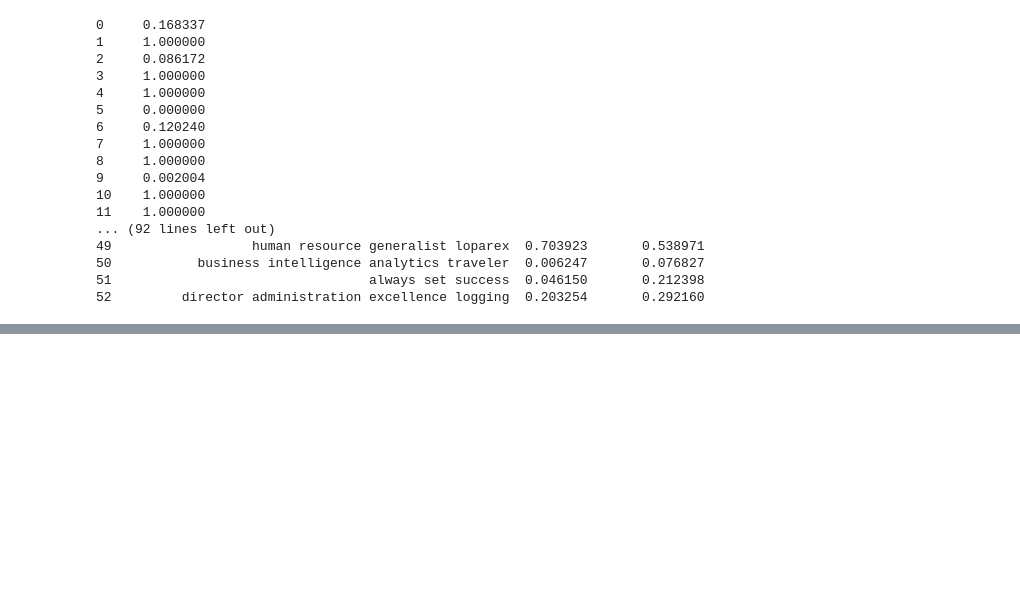
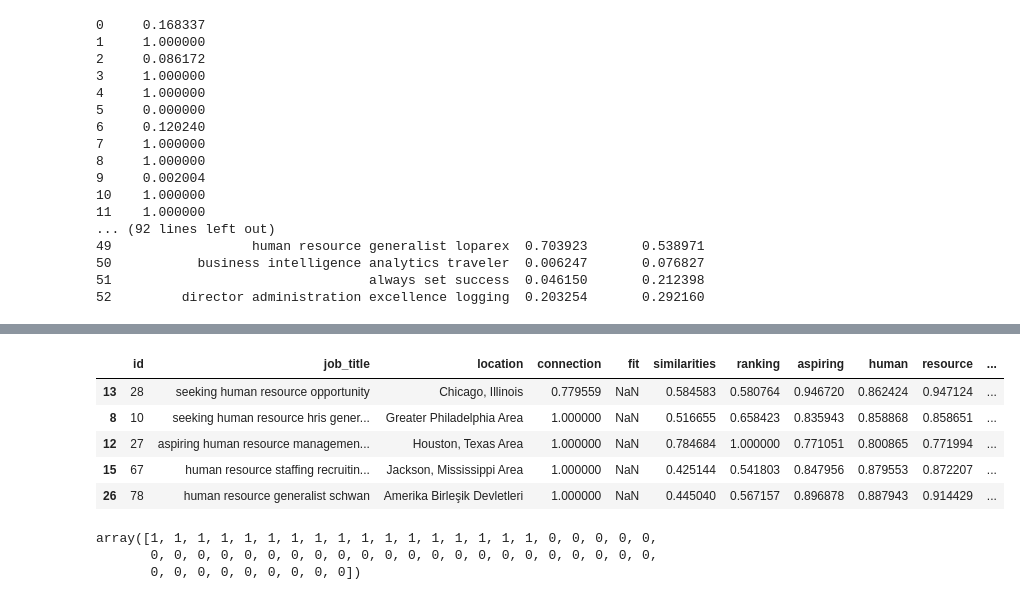
Before and after one commit to Mrcl3/O6EQTwpkNwvulbOa, a Jupyter notebook: talent_search_with_embeddings.ipynb, the cells around one changed output, grey strips where cells are left out. Saved outputs shown, nothing was run; the diff lists cells and outputs as text; code cells hidden in the pictures; blank space fills up the shorter version.

```diff
--- a/talent_search_with_embeddings.ipynb
+++ b/talent_search_with_embeddings.ipynb
@@ -565,0 +569,12 @@ df.tail(40)
+# %%
+df['ranking_SBERT_binary'] = df['ranking_SBERT'].apply(lambda x: 1 if x > 0.6 else 0)
+# %%
+df_SBERT = df.sort_values('ranking_SBERT', ascending=False)
+df_SBERT.head(5)
+# %% [output]
+|  | id | job_title | location | connection | fit | similarities | ranking | aspiring | human | resource | ... |
+| 13 | 28 | seeking human resource opportunity | Chicago, Illinois | 0.779559 | NaN | 0.584583 | 0.580764 | 0.946720 | 0.862424 | 0.947124 | ... |
+| 8 | 10 | seeking human resource hris gener... | Greater Philadelphia Area | 1.000000 | NaN | 0.516655 | 0.658423 | 0.835943 | 0.858868 | 0.858651 | ... |
+| 12 | 27 | aspiring human resource managemen... | Houston, Texas Area | 1.000000 | NaN | 0.784684 | 1.000000 | 0.771051 | 0.800865 | 0.771994 | ... |
+| 15 | 67 | human resource staffing recruitin... | Jackson, Mississippi Area | 1.000000 | NaN | 0.425144 | 0.541803 | 0.847956 | 0.879553 | 0.872207 | ... |
+| 26 | 78 | human resource generalist schwan | Amerika Birleşik Devletleri | 1.000000 | NaN | 0.445040 | 0.567157 | 0.896878 | 0.887943 | 0.914429 | ... |
@@ -565,0 +589,6 @@ df.tail(40)
+# %%
+array_Y
+# %% [output]
+array([1, 1, 1, 1, 1, 1, 1, 1, 1, 1, 1, 1, 1, 1, 1, 1, 1, 0, 0, 0, 0, 0,
+       0, 0, 0, 0, 0, 0, 0, 0, 0, 0, 0, 0, 0, 0, 0, 0, 0, 0, 0, 0, 0, 0,
+       0, 0, 0, 0, 0, 0, 0, 0, 0])
```
Also changed, not shown: parts of 15 cells of this notebook.
